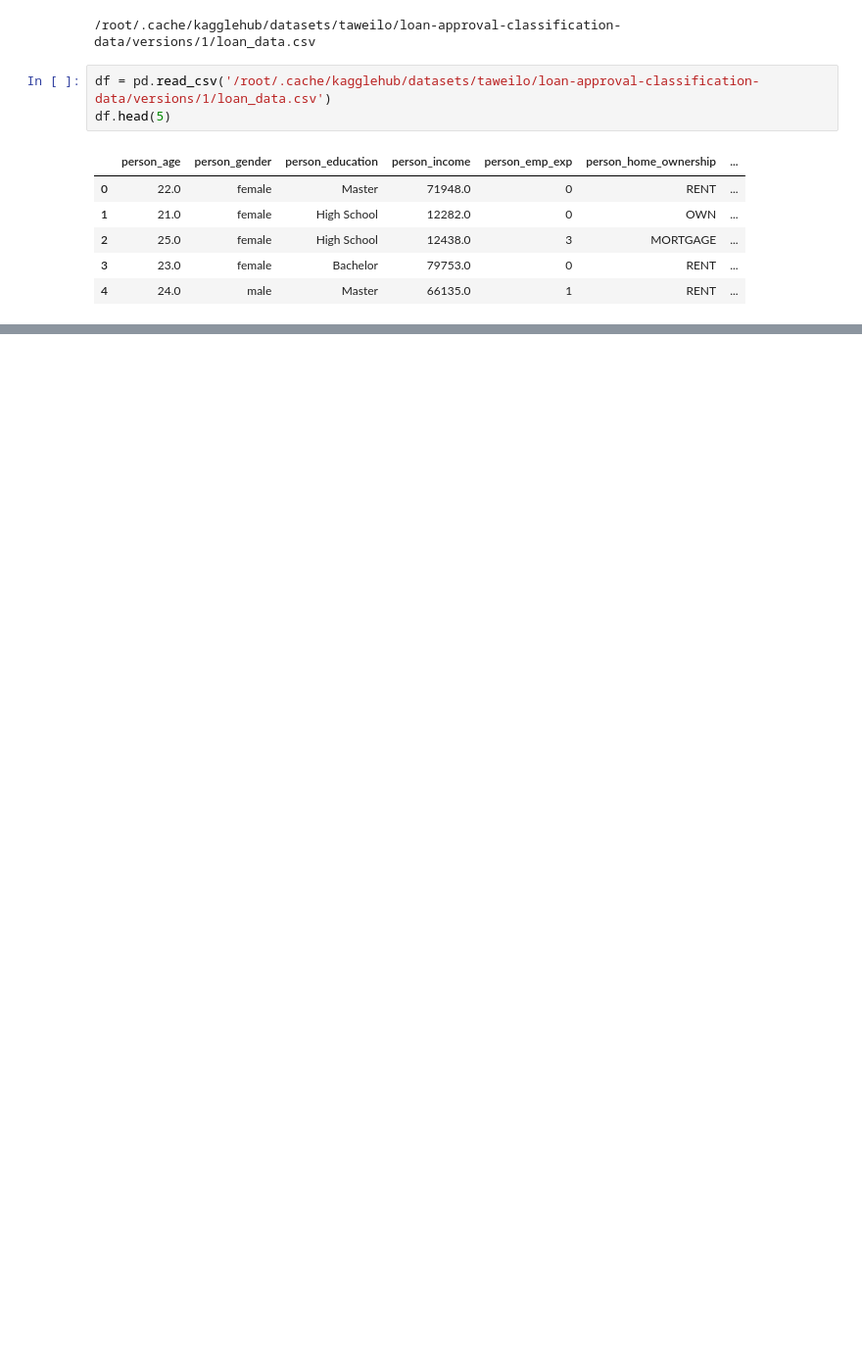
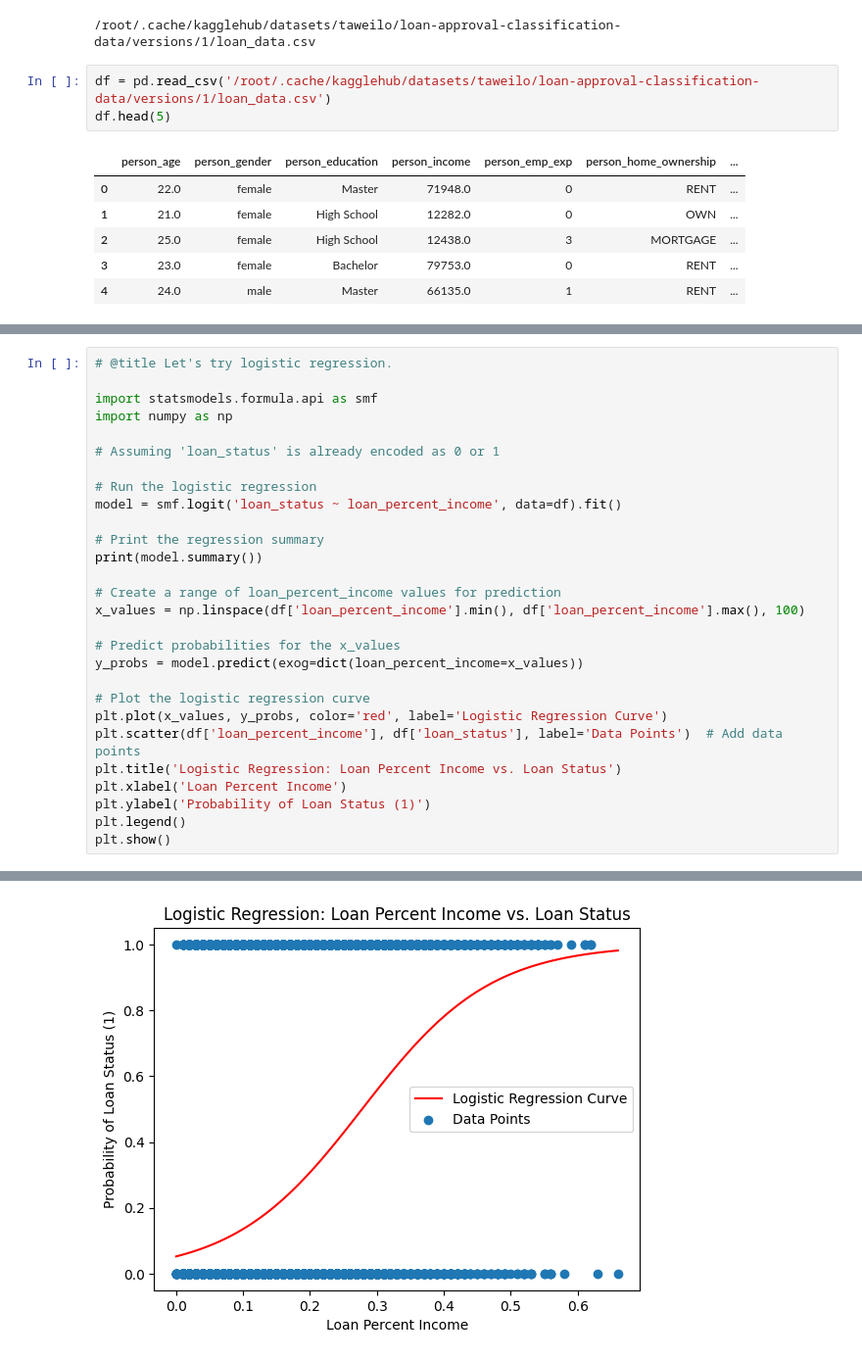
Before and after one commit to zhou1126/Marquette_teaching_finance, a Jupyter notebook: loan_approval_classification.ipynb, the cells around one changed output, grey strips where cells are left out. Shown at 98% size. Cells and saved outputs as stored; diff of their text form; blank space fills up the shorter version.

```diff
--- a/loan_approval_classification.ipynb
+++ b/loan_approval_classification.ipynb
@@ -80,0 +188,29 @@ dtype: object
+# %%
+# @title Let's try logistic regression.
+
+import statsmodels.formula.api as smf
+import numpy as np
+
+# Assuming 'loan_status' is already encoded as 0 or 1
+
+# Run the logistic regression
+model = smf.logit('loan_status ~ loan_percent_income', data=df).fit()
+
+# Print the regression summary
+print(model.summary())
+
+# Create a range of loan_percent_income values for prediction
+x_values = np.linspace(df['loan_percent_income'].min(), df['loan_percent_income'].max(), 100)
+
+# Predict probabilities for the x_values
+y_probs = model.predict(exog=dict(loan_percent_income=x_values))
+
+# Plot the logistic regression curve
+plt.plot(x_values, y_probs, color='red', label='Logistic Regression Curve')
+plt.scatter(df['loan_percent_income'], df['loan_status'], label='Data Points')  # Add data points
+plt.title('Logistic Regression: Loan Percent Income vs. Loan Status')
+plt.xlabel('Loan Percent Income')
+plt.ylabel('Probability of Loan Status (1)')
+plt.legend()
+plt.show()
+# %% [output]
@@ -80,0 +235 @@ dtype: object
+[figure, added]
```
Also changed, not shown: parts of 14 cells of this notebook.
